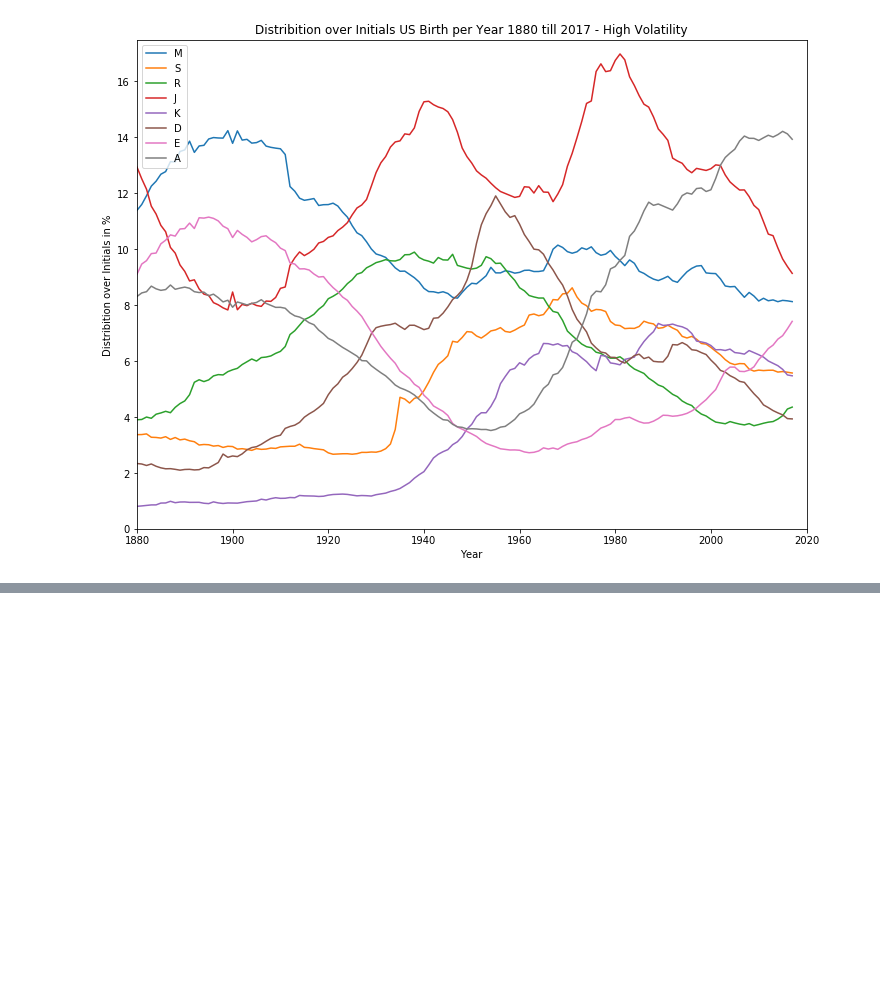
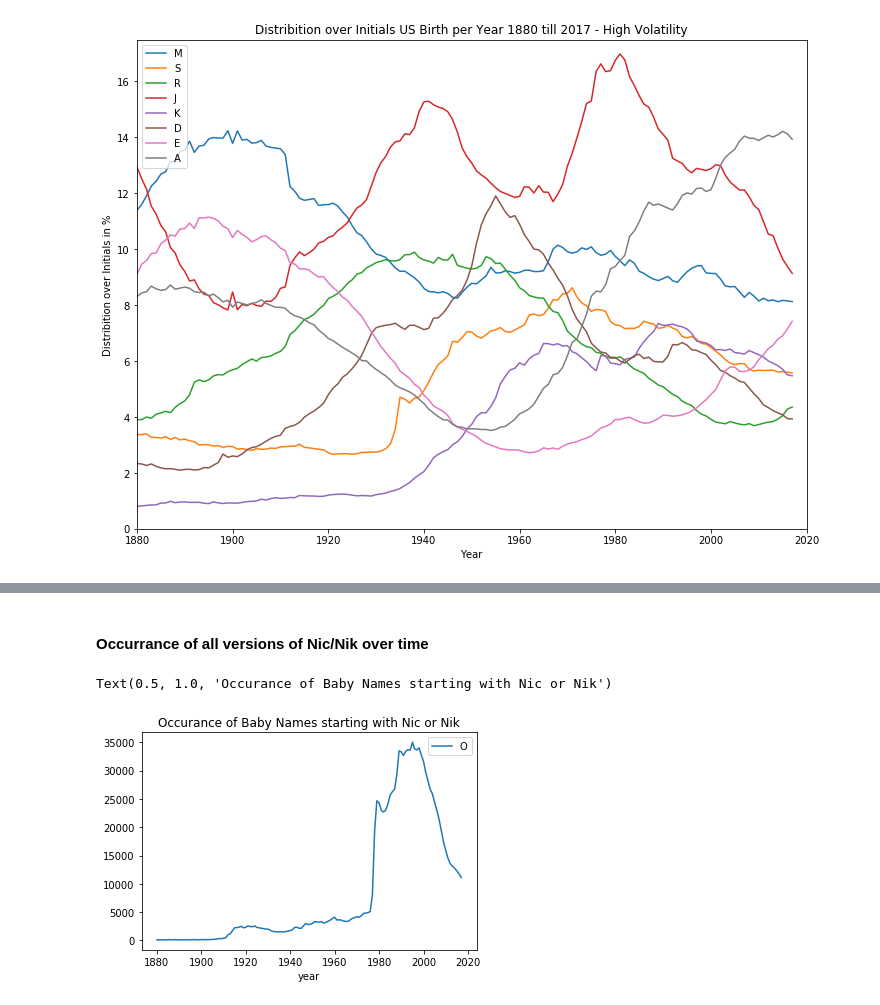
Before and after one commit to NicolasFFM/00_BabyNames, a Jupyter notebook: BabyNames-checkpoint.ipynb, the cells around one changed output, grey strips where cells are left out. Cells and saved outputs as stored; diff of their text form; code cells hidden in the pictures; blank space fills up the shorter version.

```diff
--- a/BabyNames-checkpoint.ipynb
+++ b/BabyNames-checkpoint.ipynb
@@ -448,0 +575,13 @@ f_Nicolas.plot.line('year', 'Count')
+# %% [markdown]
+#### Occurrance of all versions of Nic/Nik over time
+# %%
+#All Ni
+Ni_sum = NiData_m.groupby('year')[['Count']].sum()
+Ni_sum2 = Ni_sum.reset_index()
+#Ni_sum2.tail(10)
+Ni_sum2.plot.line('year', 'Count')
+plt.legend('Occurance')
+plt.title('Occurance of Baby Names starting with Nic or Nik')
+# %% [output]
+Text(0.5, 1.0, 'Occurance of Baby Names starting with Nic or Nik')
+[figure, added]
```
Also changed, not shown: parts of 84 cells of this notebook.
